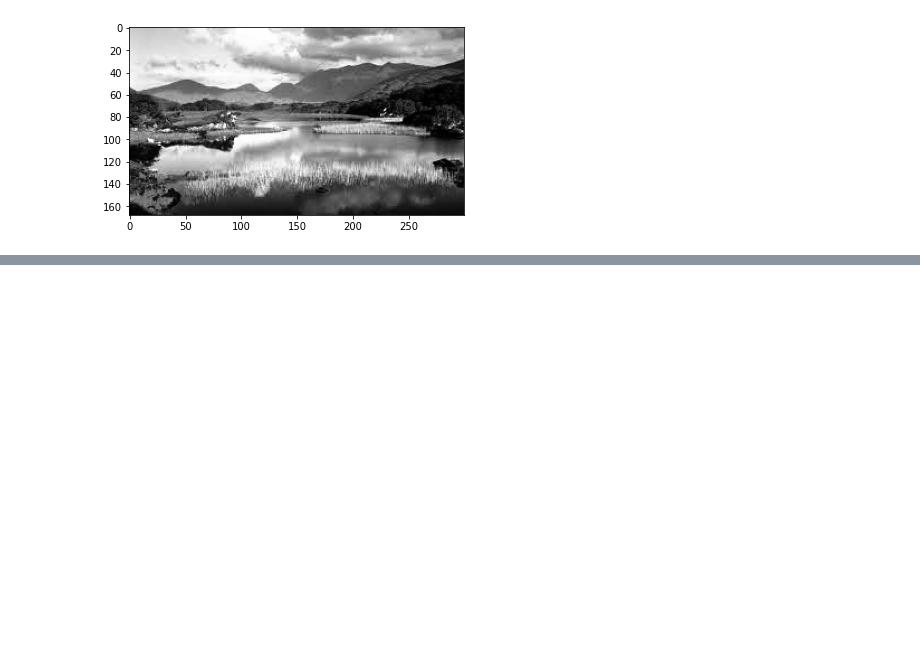
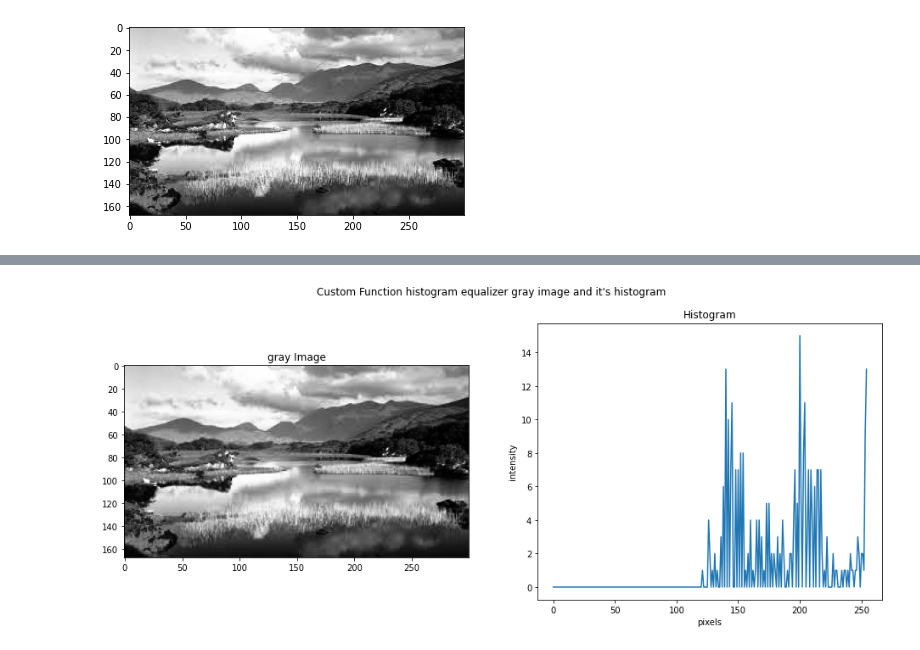
Before and after one commit to mamuncseru/dip-assignments, a Jupyter notebook: assignment10.ipynb, the cells around one changed output, grey strips where cells are left out. Saved outputs shown, nothing was run; the diff lists cells and outputs as text; code cells hidden in the pictures; blank space fills up the shorter version.

```diff
--- a/assignment10.ipynb
+++ b/assignment10.ipynb
@@ -177,0 +162,4 @@ plt.show()
+# %%
+display_img_n_hist(eq_img, eq_hist, "Custom Function histogram equalizer gray image and it's histogram")
+# %% [output]
+[figure, added]
```
Also changed, not shown: parts of 3 cells of this notebook, 8 other files.
